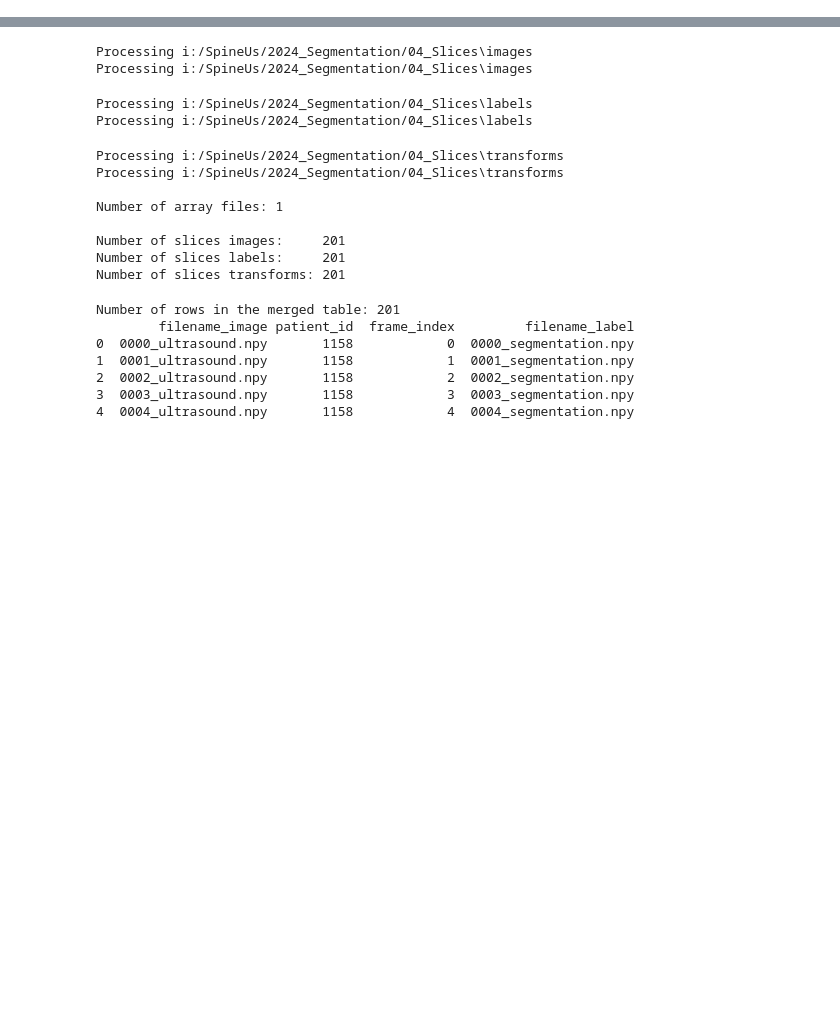
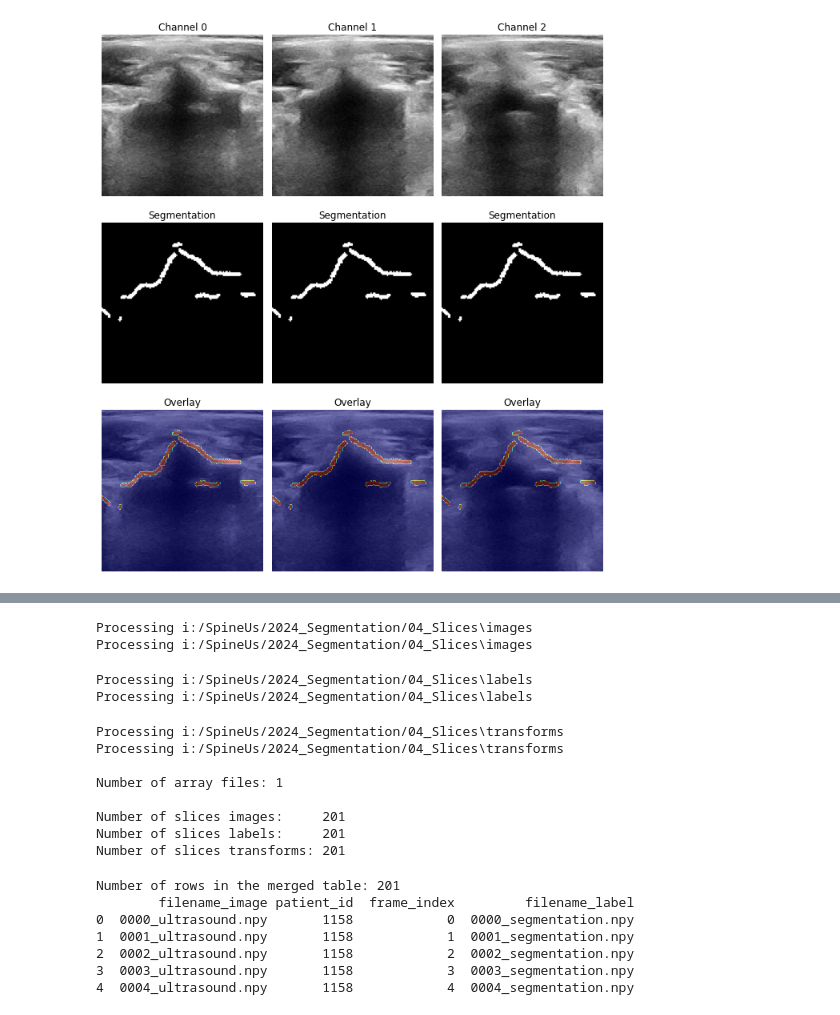
Before and after one commit to SlicerIGT/aigt, a Jupyter notebook: UltrasoundSegmentation/test_datafiles.ipynb, the cells around one changed output, grey strips where cells are left out. Cells and saved outputs as stored; diff of their text form; code cells hidden in the pictures; blank space fills up the shorter version.

```diff
--- a/UltrasoundSegmentation/test_datafiles.ipynb
+++ b/UltrasoundSegmentation/test_datafiles.ipynb
@@ -68,3 +73,23 @@ Ultrasound value range:   0 to 255
 Segmentation value range: 0 to 1
+# %%
+# visualize all channels in the first slice of ultrasound array
+test_slice_idx = 5
+fig, axes = plt.subplots(3, ultrasound_array.shape[-1], figsize=(3*ultrasound_array.shape[-1], 10))
+for i in range(ultrasound_array.shape[-1]):
+    axes[0, i].imshow(ultrasound_array[test_slice_idx, :, :, i], cmap='gray')
+    axes[0, i].set_title(f"Channel {i}")
+    axes[0, i].axis('off')
+    axes[1, i].imshow(segmentation_array[test_slice_idx, :, :, 0], cmap='gray')
+    axes[1, i].set_title(f"Segmentation")
+    axes[1, i].axis('off')
+    # overlay segmentation on ultrasound image
+    axes[2, i].imshow(ultrasound_array[test_slice_idx, :, :, i], cmap='gray')
+    axes[2, i].imshow(segmentation_array[test_slice_idx, :, :, 0], alpha=0.5, cmap='jet')
+    axes[2, i].set_title(f"Overlay")
+    axes[2, i].axis('off')
+plt.tight_layout()
+plt.show()
+# %% [output]
+[figure, added]
 # %%
 # Visualize a random sample of slices from the ultrasound and segmentation arrays
```
Also changed, not shown: parts of 5 cells of this notebook.
